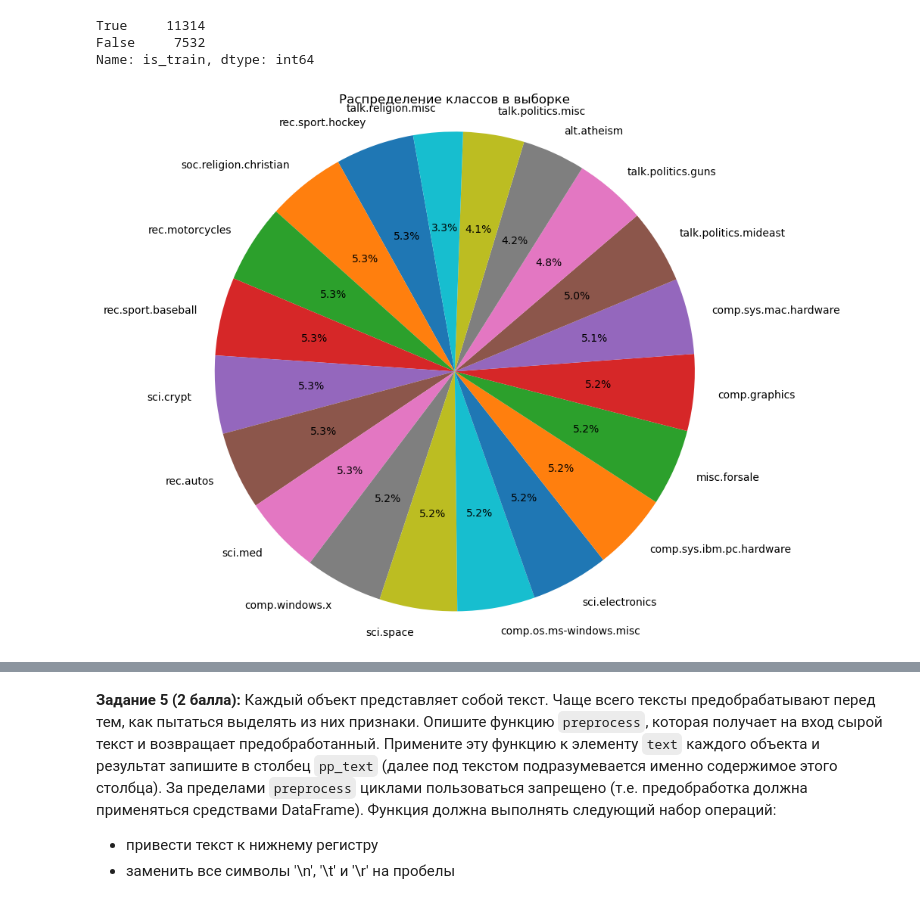
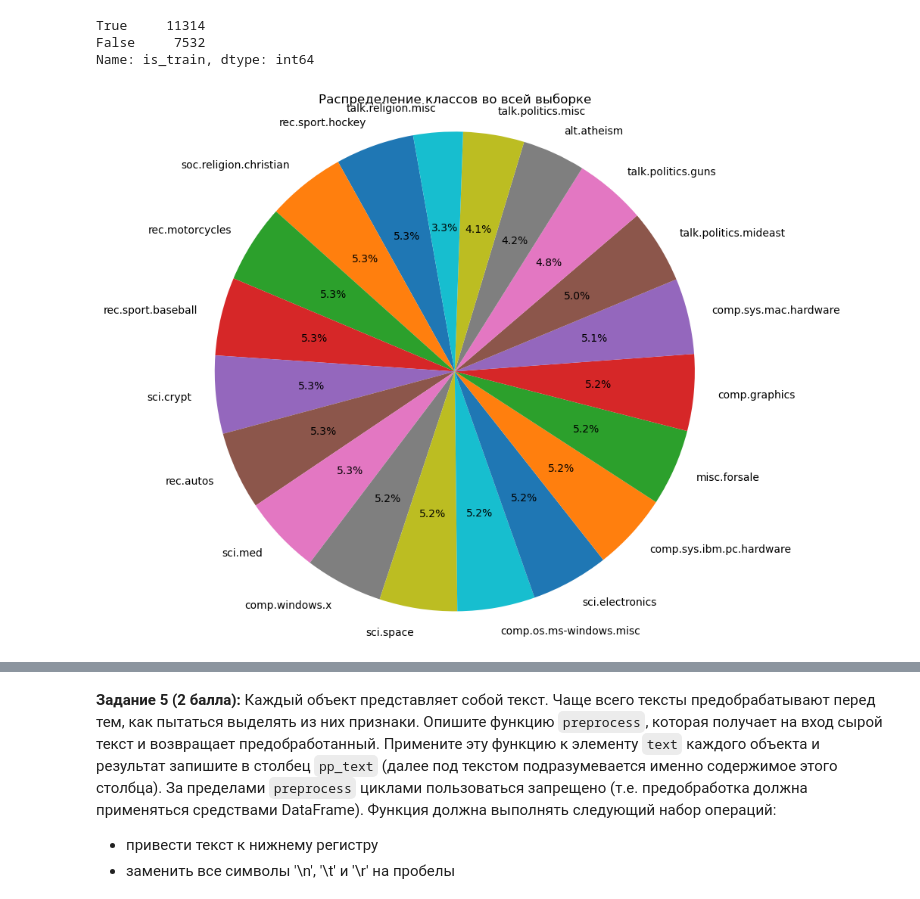
Before and after one commit to kreininmv/python, a Jupyter notebook: homework/03-data-ml.ipynb, the cells around one changed output, grey strips where cells are left out. Cells and saved outputs as stored; diff of their text form; code cells hidden in the pictures.

```diff
--- a/homework/03-data-ml.ipynb
+++ b/homework/03-data-ml.ipynb
@@ -141,13 +141,13 @@ Name: is_train, dtype: int64
 # %%
 fig, ax = plt.subplots(figsize=(9,9))
 
 x = data['label_name'].value_counts().to_numpy()
 labels = data['label_name'].value_counts().index.tolist()
 ax.pie(x, labels=labels, autopct='%1.1f%%', shadow=False, startangle=100)
 ax.axis('equal')
-ax.set_title("Распределение классов в выборке")
+ax.set_title("Распределение классов во всей выборке")
 
 plt.show()
 # %% [output]
-[figure, old version]
+[figure, new version]
 # %%
```
Also changed, not shown: parts of 12 cells of this notebook.
